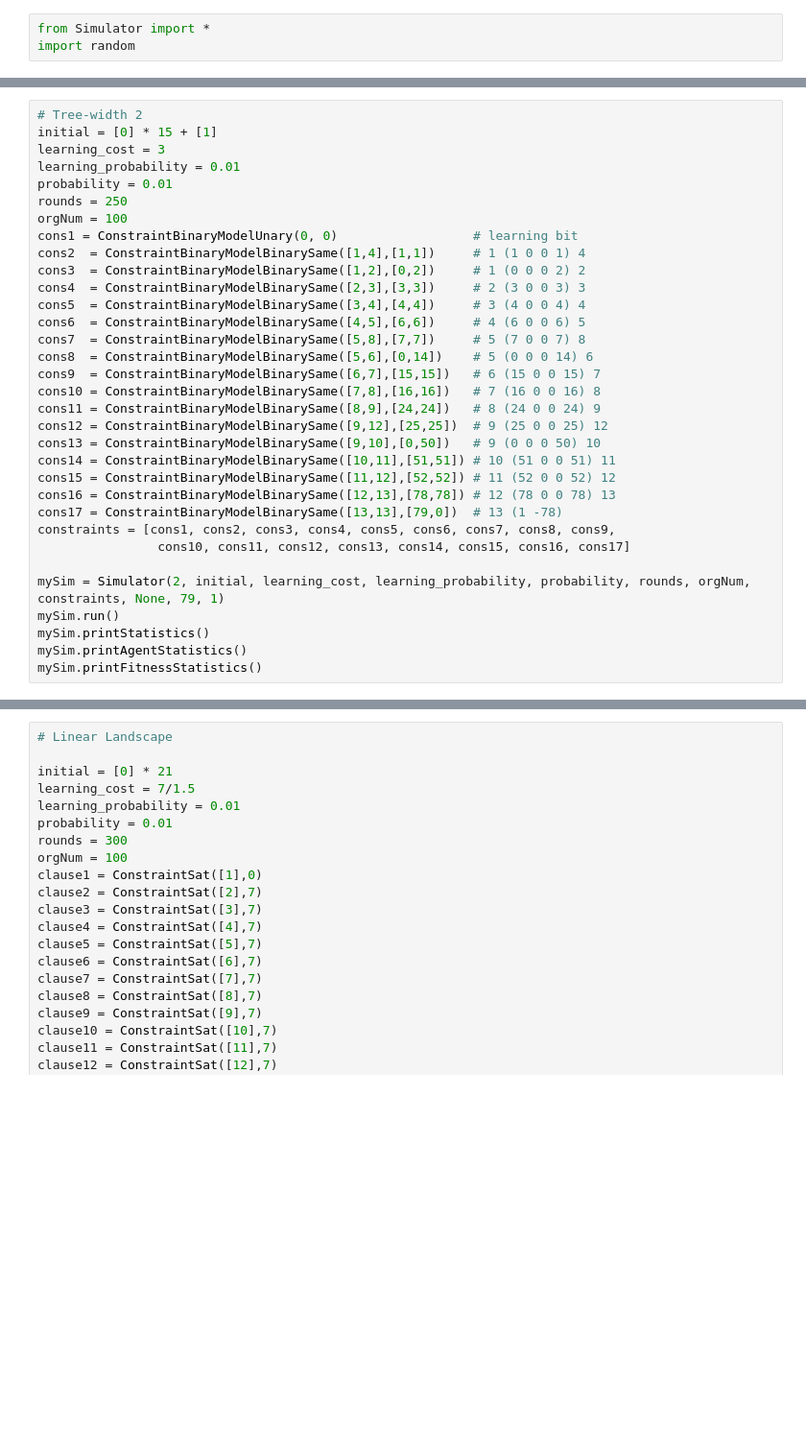
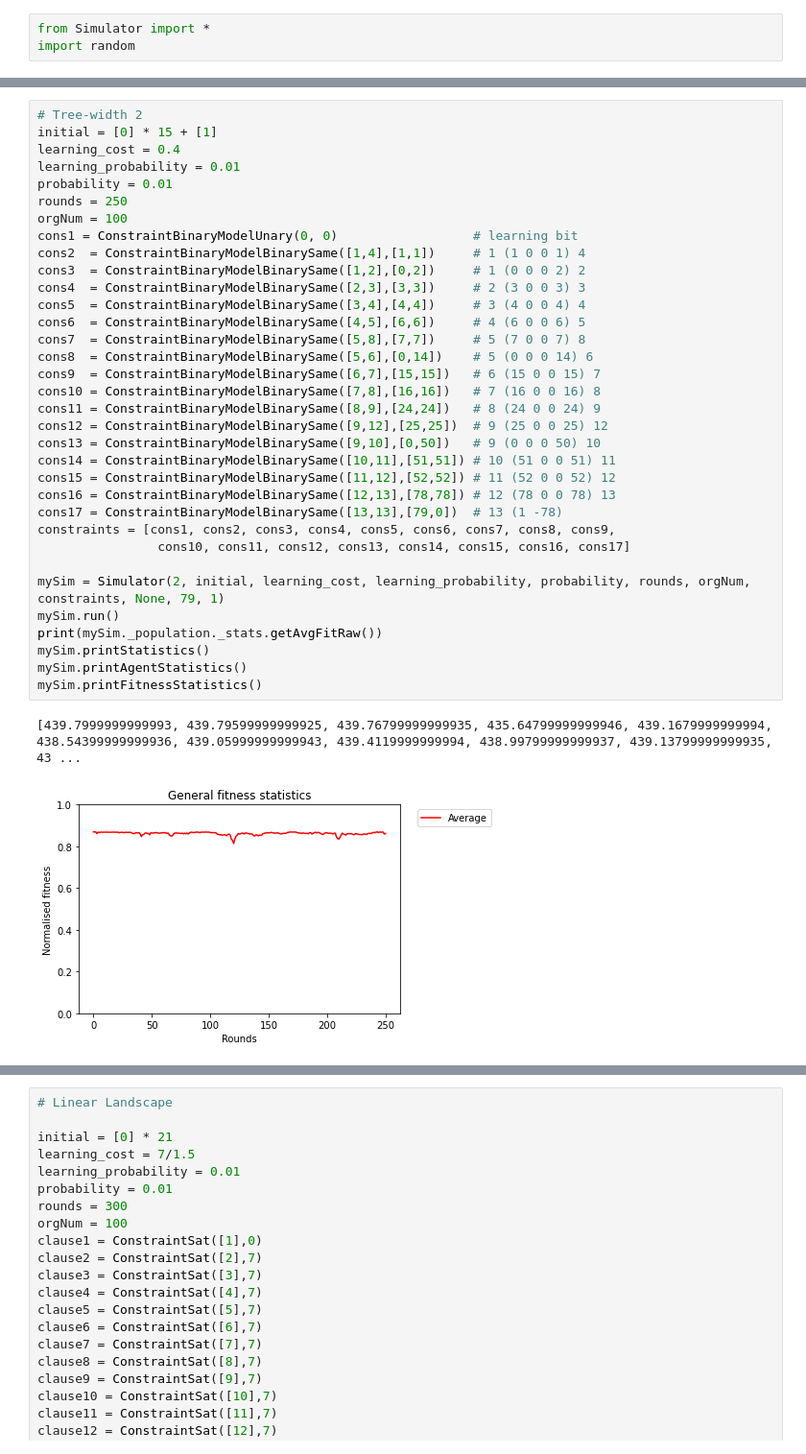
Before and after one commit to Cvdgraaf/Evolution-Simulator, a Jupyter notebook: EvoSim.ipynb, the cells around one changed output, grey strips where cells are left out. Shown at 96% size. Saved outputs shown, nothing was run; the diff lists cells and outputs as text; blank space fills up the shorter version.

```diff
--- a/EvoSim.ipynb
+++ b/EvoSim.ipynb
@@ -13,33 +40,37 @@ print(weights)
 # %%
 # Tree-width 2
 initial = [0] * 15 + [1]
-learning_cost = 3
+learning_cost = 0.4
 learning_probability = 0.01
 probability = 0.01
 rounds = 250
 orgNum = 100
 cons1 = ConstraintBinaryModelUnary(0, 0)                  # learning bit
 cons2  = ConstraintBinaryModelBinarySame([1,4],[1,1])     # 1 (1 0 0 1) 4
 cons3  = ConstraintBinaryModelBinarySame([1,2],[0,2])     # 1 (0 0 0 2) 2
 cons4  = ConstraintBinaryModelBinarySame([2,3],[3,3])     # 2 (3 0 0 3) 3
 cons5  = ConstraintBinaryModelBinarySame([3,4],[4,4])     # 3 (4 0 0 4) 4
 cons6  = ConstraintBinaryModelBinarySame([4,5],[6,6])     # 4 (6 0 0 6) 5
 cons7  = ConstraintBinaryModelBinarySame([5,8],[7,7])     # 5 (7 0 0 7) 8
 cons8  = ConstraintBinaryModelBinarySame([5,6],[0,14])    # 5 (0 0 0 14) 6
 cons9  = ConstraintBinaryModelBinarySame([6,7],[15,15])   # 6 (15 0 0 15) 7
 cons10 = ConstraintBinaryModelBinarySame([7,8],[16,16])   # 7 (16 0 0 16) 8
 cons11 = ConstraintBinaryModelBinarySame([8,9],[24,24])   # 8 (24 0 0 24) 9
 cons12 = ConstraintBinaryModelBinarySame([9,12],[25,25])  # 9 (25 0 0 25) 12
 cons13 = ConstraintBinaryModelBinarySame([9,10],[0,50])   # 9 (0 0 0 50) 10
 cons14 = ConstraintBinaryModelBinarySame([10,11],[51,51]) # 10 (51 0 0 51) 11
 cons15 = ConstraintBinaryModelBinarySame([11,12],[52,52]) # 11 (52 0 0 52) 12
 cons16 = ConstraintBinaryModelBinarySame([12,13],[78,78]) # 12 (78 0 0 78) 13
 cons17 = ConstraintBinaryModelBinarySame([13,13],[79,0])  # 13 (1 -78)
 constraints = [cons1, cons2, cons3, cons4, cons5, cons6, cons7, cons8, cons9,
                 cons10, cons11, cons12, cons13, cons14, cons15, cons16, cons17]
 
 mySim = Simulator(2, initial, learning_cost, learning_probability, probability, rounds, orgNum, constraints, None, 79, 1)
 mySim.run()
+print(mySim._population._stats.getAvgFitRaw())
 mySim.printStatistics()
 mySim.printAgentStatistics()
 mySim.printFitnessStatistics()
+# %% [output]
+[439.7999999999993, 439.79599999999925, 439.76799999999935, 435.64799999999946, 439.1679999999994, 438.54399999999936, 439.05999999999943, 439.4119999999994, 438.99799999999937, 439.13799999999935, 43 ...
+[figure, added]
```
Also changed, not shown: parts of 5 cells of this notebook.
